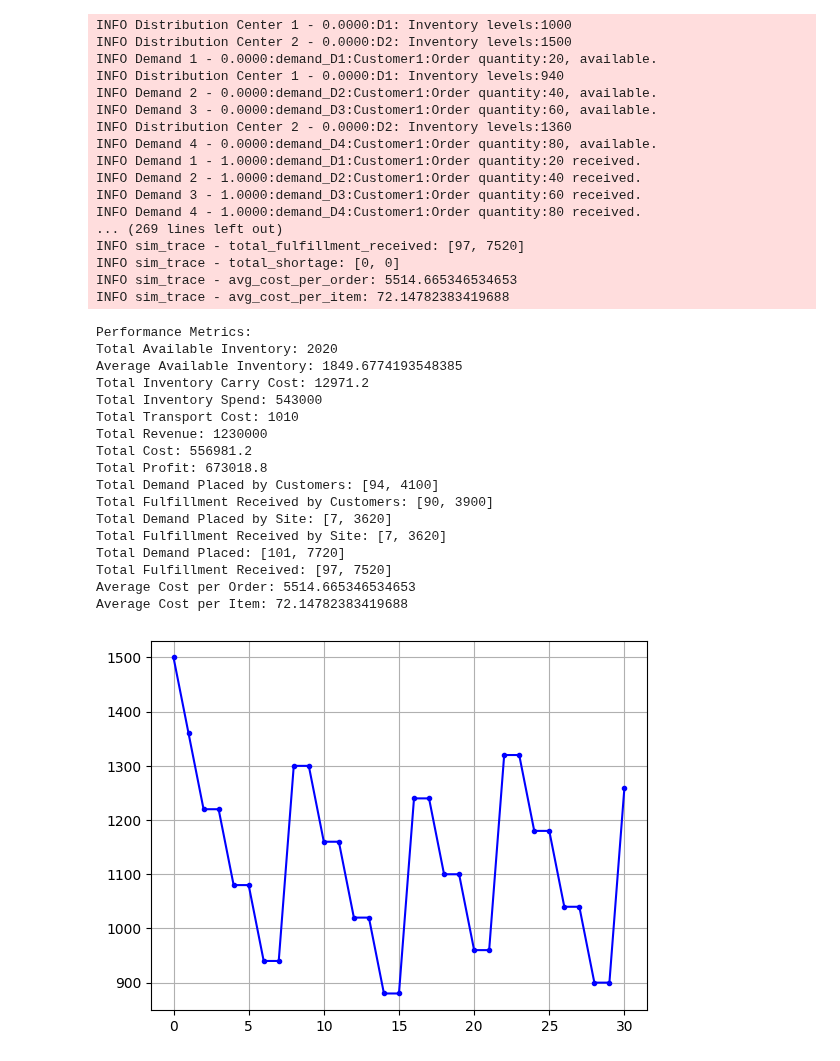
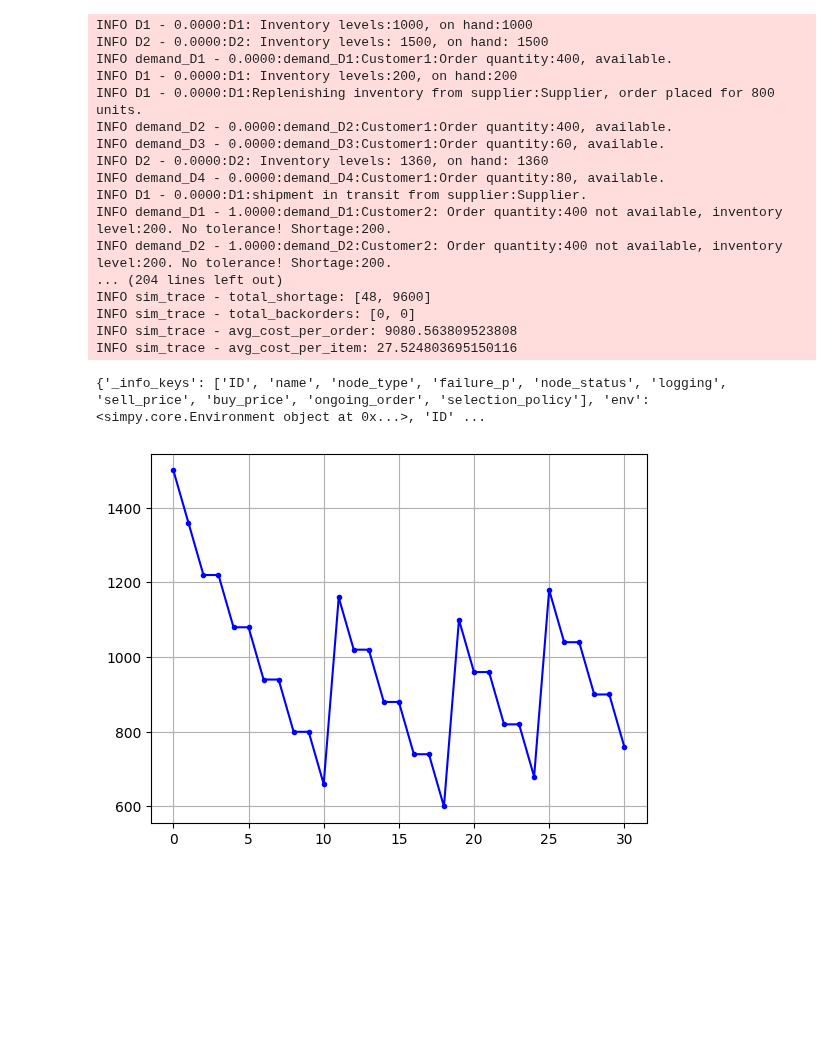
Before and after one commit to SupplyChainSimulation/SupplyNetPy, a Jupyter notebook: Validation/Single_Echelon_1.ipynb, the cells around one changed output. Saved outputs shown, nothing was run; the diff lists cells and outputs as text; code cells hidden in the pictures; blank space fills up the shorter version.

```diff
--- a/Validation/Single_Echelon_1.ipynb
+++ b/Validation/Single_Echelon_1.ipynb
@@ -32,83 +32,69 @@ raw_mat = scm.RawMaterial(ID="RM1", name="raw materials mouse", extraction_quant
                           extraction_time=1, mining_cost=0.01, cost=0.1)
 
 supplier = scm.Supplier(env=env, ID='S1', name='Supplier', node_type="infinite_supplier")
+supplier2 = scm.Supplier(env=env, ID='S2', name='Supplier', node_type="infinite_supplier")
+
 
 mouse = scm.Product(ID="B1", name="WM 1", manufacturing_cost=10, manufacturing_time=0, sell_price=300, buy_price=150,
                              raw_materials=[{"raw_material": raw_mat, "quantity": 1}], batch_size=2500)
 
 distributor1 = scm.InventoryNode(env=env, ID='D1', name='Distribution Center 1', node_type="distributor",
                                 capacity=1000, initial_level=1000, inventory_holding_cost=0.22,
-                                replenishment_policy = scm.SSReplenishment, policy_param={'s':500, 'S':1000},
+                                replenishment_policy = scm.SSReplenishment, policy_param={'s':400, 'S':1000},
                                 product_buy_price=150, product_sell_price=300)
 distributor2 = scm.InventoryNode(env=env, ID='D2', name='Distribution Center 2', node_type="distributor",
                                 capacity=1500, initial_level=1500, inventory_holding_cost=0.22,
                                 replenishment_policy = scm.RQReplenishment, policy_param={'R':1000, 'Q':500},
                                 product_buy_price=150, product_sell_price=300)
 
-link1 = scm.Link(env=env, ID='L1', source=supplier, sink=distributor1, cost=10, lead_time=lambda: 1)
-link2 = scm.Link(env=env, ID='L2', source=supplier, sink=distributor2, cost=10, lead_time=lambda: 1)
+link1 = scm.Link(env=env, ID='L1', source=supplier, sink=distributor1, cost=10, lead_time=lambda: 5)
+link2 = scm.Link(env=env, ID='L2', source=supplier, sink=distributor2, cost=10, lead_time=lambda: 5)
+# link3 = scm.Link(env=env, ID='L3', source=supplier2, sink=distributor1, cost=5, lead_time=lambda: 10)
 
-demand1 = scm.Demand(env=env, ID='demand_D1', name='Demand 1', order_arrival_model=lambda: 1, order_quantity_model=lambda:20,
-                     delivery_cost=lambda:10, lead_time=lambda: 1, demand_node=distributor1)
-demand2 = scm.Demand(env=env, ID='demand_D2', name='Demand 2', order_arrival_model=lambda: 1, order_quantity_model=lambda:40,
-                     delivery_cost=lambda:10, lead_time=lambda: 1, demand_node=distributor1)
+demand1 = scm.Demand(env=env, ID='demand_D1', name='Demand 1', order_arrival_model=lambda: 1, order_quantity_model=lambda:400,
+                     delivery_cost=lambda:10, lead_time=lambda: 5, demand_node=distributor1)
+demand2 = scm.Demand(env=env, ID='demand_D2', name='Demand 2', order_arrival_model=lambda: 1, order_quantity_model=lambda:400,
+                     delivery_cost=lambda:10, lead_time=lambda: 5, demand_node=distributor1)
 demand3 = scm.Demand(env=env, ID='demand_D3', name='Demand 3', order_arrival_model=lambda: 2, order_quantity_model=lambda:60,
-                     delivery_cost=lambda:10, lead_time=lambda: 1, demand_node=distributor2)
+                     delivery_cost=lambda:10, lead_time=lambda: 5, demand_node=distributor2)
 demand4 = scm.Demand(env=env, ID='demand_D4', name='Demand 4', order_arrival_model=lambda: 2, order_quantity_model=lambda:80,
-                     delivery_cost=lambda:10, lead_time=lambda: 1, demand_node=distributor2)
+                     delivery_cost=lambda:10, lead_time=lambda: 5, demand_node=distributor2)
 
-inventory_nodes = [supplier,distributor1, distributor2]
+inventory_nodes = [supplier, supplier2, distributor1, distributor2]
 inventory_links = [link1, link2]
 demand_nodes = [demand1, demand2, demand3, demand4]
 scm.global_logger.enable_logging()
 env.run(until=simtime)
 
 import numpy as np
 import matplotlib.pyplot as plt
 supplynet = scm.create_sc_net(env=env, nodes = inventory_nodes, links = inventory_links, demands = demand_nodes)
 supplynet = scm.simulate_sc_net(supplynet, sim_time=simtime)
 for node in [supplier, distributor1, distributor2]:
     inv_levels = np.array(node.inventory.instantaneous_levels)
 plt.plot(inv_levels[:,0], inv_levels[:,1], label='Inventory Level at D1', marker='.', color='blue')
 plt.grid()
-
-print_performance_metrics(supplynet)
+print(distributor1.get_statistics())
 # %% [output]
-INFO Distribution Center 1 - 0.0000:D1: Inventory levels:1000
-INFO Distribution Center 2 - 0.0000:D2: Inventory levels:1500
-INFO Demand 1 - 0.0000:demand_D1:Customer1:Order quantity:20, available.
-INFO Distribution Center 1 - 0.0000:D1: Inventory levels:940
-INFO Demand 2 - 0.0000:demand_D2:Customer1:Order quantity:40, available.
-INFO Demand 3 - 0.0000:demand_D3:Customer1:Order quantity:60, available.
-INFO Distribution Center 2 - 0.0000:D2: Inventory levels:1360
-INFO Demand 4 - 0.0000:demand_D4:Customer1:Order quantity:80, available.
-INFO Demand 1 - 1.0000:demand_D1:Customer1:Order quantity:20 received.
-INFO Demand 2 - 1.0000:demand_D2:Customer1:Order quantity:40 received.
-INFO Demand 3 - 1.0000:demand_D3:Customer1:Order quantity:60 received.
-INFO Demand 4 - 1.0000:demand_D4:Customer1:Order quantity:80 received.
-... (269 lines left out)
-INFO sim_trace - total_fulfillment_received: [97, 7520]
-INFO sim_trace - total_shortage: [0, 0]
-INFO sim_trace - avg_cost_per_order: 5514.665346534653
-INFO sim_trace - avg_cost_per_item: 72.14782383419688
+INFO D1 - 0.0000:D1: Inventory levels:1000, on hand:1000
+INFO D2 - 0.0000:D2: Inventory levels: 1500, on hand: 1500
+INFO demand_D1 - 0.0000:demand_D1:Customer1:Order quantity:400, available.
+INFO D1 - 0.0000:D1: Inventory levels:200, on hand:200
+INFO D1 - 0.0000:D1:Replenishing inventory from supplier:Supplier, order placed for 800 units.
+INFO demand_D2 - 0.0000:demand_D2:Customer1:Order quantity:400, available.
+INFO demand_D3 - 0.0000:demand_D3:Customer1:Order quantity:60, available.
+INFO D2 - 0.0000:D2: Inventory levels: 1360, on hand: 1360
+INFO demand_D4 - 0.0000:demand_D4:Customer1:Order quantity:80, available.
+INFO D1 - 0.0000:D1:shipment in transit from supplier:Supplier.
+INFO demand_D1 - 1.0000:demand_D1:Customer2: Order quantity:400 not available, inventory level:200. No tolerance! Shortage:200.
+INFO demand_D2 - 1.0000:demand_D2:Customer2: Order quantity:400 not available, inventory level:200. No tolerance! Shortage:200.
+... (204 lines left out)
+INFO sim_trace - total_shortage: [48, 9600]
+INFO sim_trace - total_backorders: [0, 0]
+INFO sim_trace - avg_cost_per_order: 9080.563809523808
+INFO sim_trace - avg_cost_per_item: 27.524803695150116
-Performance Metrics:
-Total Available Inventory: 2020
-Average Available Inventory: 1849.6774193548385
-Total Inventory Carry Cost: 12971.2
-Total Inventory Spend: 543000
-Total Transport Cost: 1010
-Total Revenue: 1230000
-Total Cost: 556981.2
-Total Profit: 673018.8
-Total Demand Placed by Customers: [94, 4100]
-Total Fulfillment Received by Customers: [90, 3900]
-Total Demand Placed by Site: [7, 3620]
-Total Fulfillment Received by Site: [7, 3620]
-Total Demand Placed: [101, 7720]
-Total Fulfillment Received: [97, 7520]
-Average Cost per Order: 5514.665346534653
-Average Cost per Item: 72.14782383419688
+{'_info_keys': ['ID', 'name', 'node_type', 'failure_p', 'node_status', 'logging', 'sell_price', 'buy_price', 'ongoing_order', 'selection_policy'], 'env': <simpy.core.Environment object at 0x...>, 'ID' ...
-[figure, old version]
+[figure, new version]
 # %%
 simtime = 31
 env = simpy.Environment()
```
Also changed, not shown: parts of 1 cell of this notebook, 1 other file.
